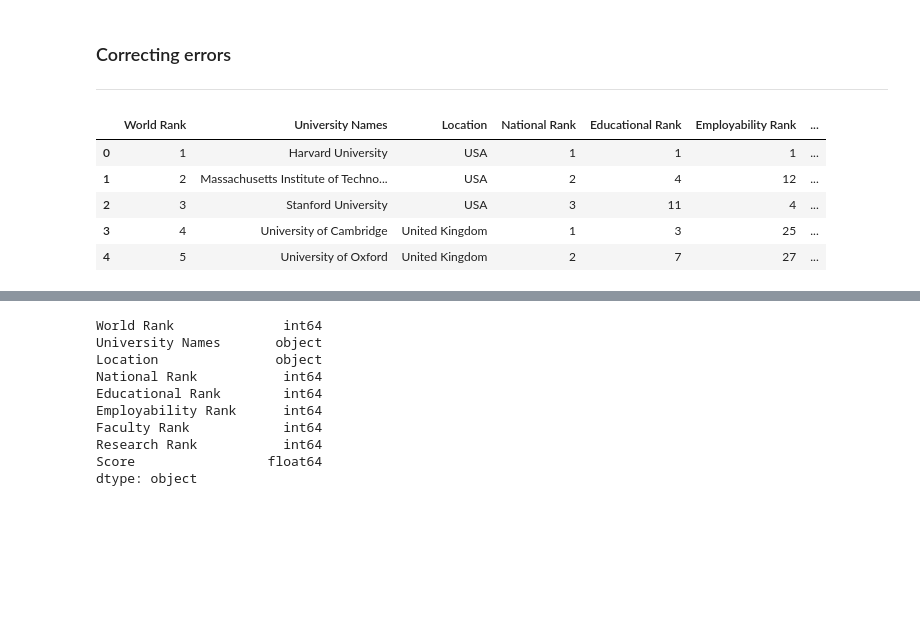
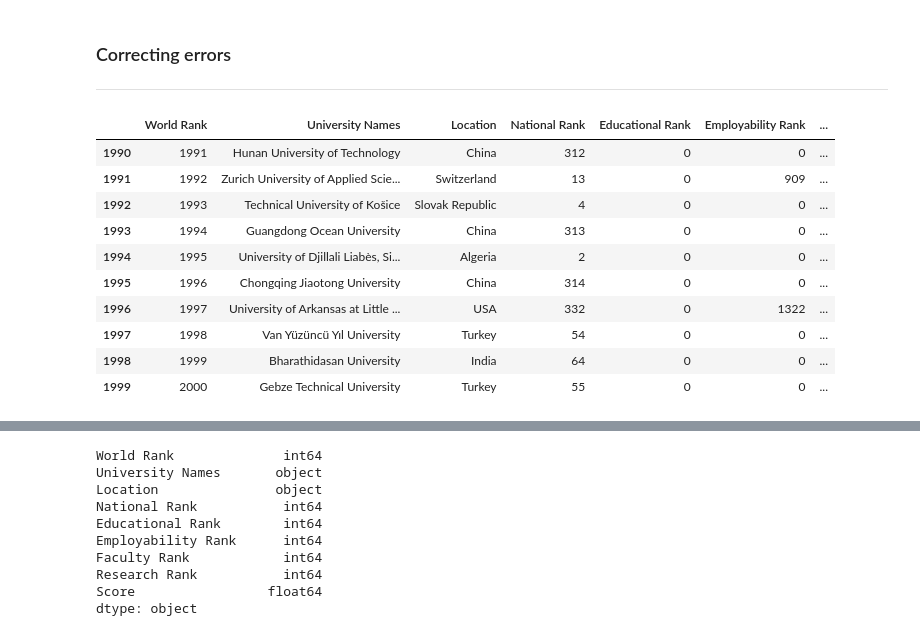
Before and after one commit to Tuwaiq-DS-ML-bootcamp-V-7/Usecase-3-Project-2, a Jupyter notebook: EDA explain template 3.ipynb, the cells around one changed output, grey strips where cells are left out. Cells and saved outputs as stored; diff of their text form; code cells hidden in the pictures; blank space fills up the shorter version.

```diff
--- a/EDA explain template 3.ipynb
+++ b/EDA explain template 3.ipynb
@@ -12,7 +12,7 @@ from scipy.stats import zscore
 ## Loading the data
 We can now load the dataset into pandas using the read_csv() function. This converts the CSV file into a Pandas dataframe.
 # %%
-df = pd.read_excel(r"C:\Users\gharb\OneDrive\Desktop\Datasets\archive\Word Rank University.xlsx")
+df = pd.read_excel("/Users/a7mad/Desktop/git_lab/Usecase-3-Project-2/Word Rank University.xlsx")
 # %% [markdown]
 ### Viewing the dataframe
 We can get a quick sense of the size of our dataset by using the shape method. This returns a tuple with the number of rows and columns in the dataset.
@@ -304,14 +349,19 @@ df['Employability Rank'] = df['Employability Rank'].map(lambda x: int('0') if x
 df['Faculty Rank'] = df['Faculty Rank'].map(lambda x : int('0')if x == '-' else int(x))
 df['Research Rank'] = df['Research Rank'].map(lambda x : int('0')if x == '-' else int(x))
 # %%
-df.head()
+df.tail(10)
 # %% [output]
 |  | World Rank | University Names | Location | National Rank | Educational Rank | Employability Rank | ... |
-| 0 | 1 | Harvard University | USA | 1 | 1 | 1 | ... |
-| 1 | 2 | Massachusetts Institute of Techno... | USA | 2 | 4 | 12 | ... |
-| 2 | 3 | Stanford University | USA | 3 | 11 | 4 | ... |
-| 3 | 4 | University of Cambridge | United Kingdom | 1 | 3 | 25 | ... |
-| 4 | 5 | University of Oxford | United Kingdom | 2 | 7 | 27 | ... |
+| 1990 | 1991 | Hunan University of Technology | China | 312 | 0 | 0 | ... |
+| 1991 | 1992 | Zurich University of Applied Scie... | Switzerland | 13 | 0 | 909 | ... |
+| 1992 | 1993 | Technical University of Košice | Slovak Republic | 4 | 0 | 0 | ... |
+| 1993 | 1994 | Guangdong Ocean University | China | 313 | 0 | 0 | ... |
+| 1994 | 1995 | University of Djillali Liabès, Si... | Algeria | 2 | 0 | 0 | ... |
+| 1995 | 1996 | Chongqing Jiaotong University | China | 314 | 0 | 0 | ... |
+| 1996 | 1997 | University of Arkansas at Little ... | USA | 332 | 0 | 1322 | ... |
+| 1997 | 1998 | Van Yüzüncü Yıl University | Turkey | 54 | 0 | 0 | ... |
+| 1998 | 1999 | Bharathidasan University | India | 64 | 0 | 0 | ... |
+| 1999 | 2000 | Gebze Technical University | Turkey | 55 | 0 | 0 | ... |
 # %%
 df.info()
 # %% [output]
```
Also changed, not shown: parts of 31 cells of this notebook, 1 other file.
